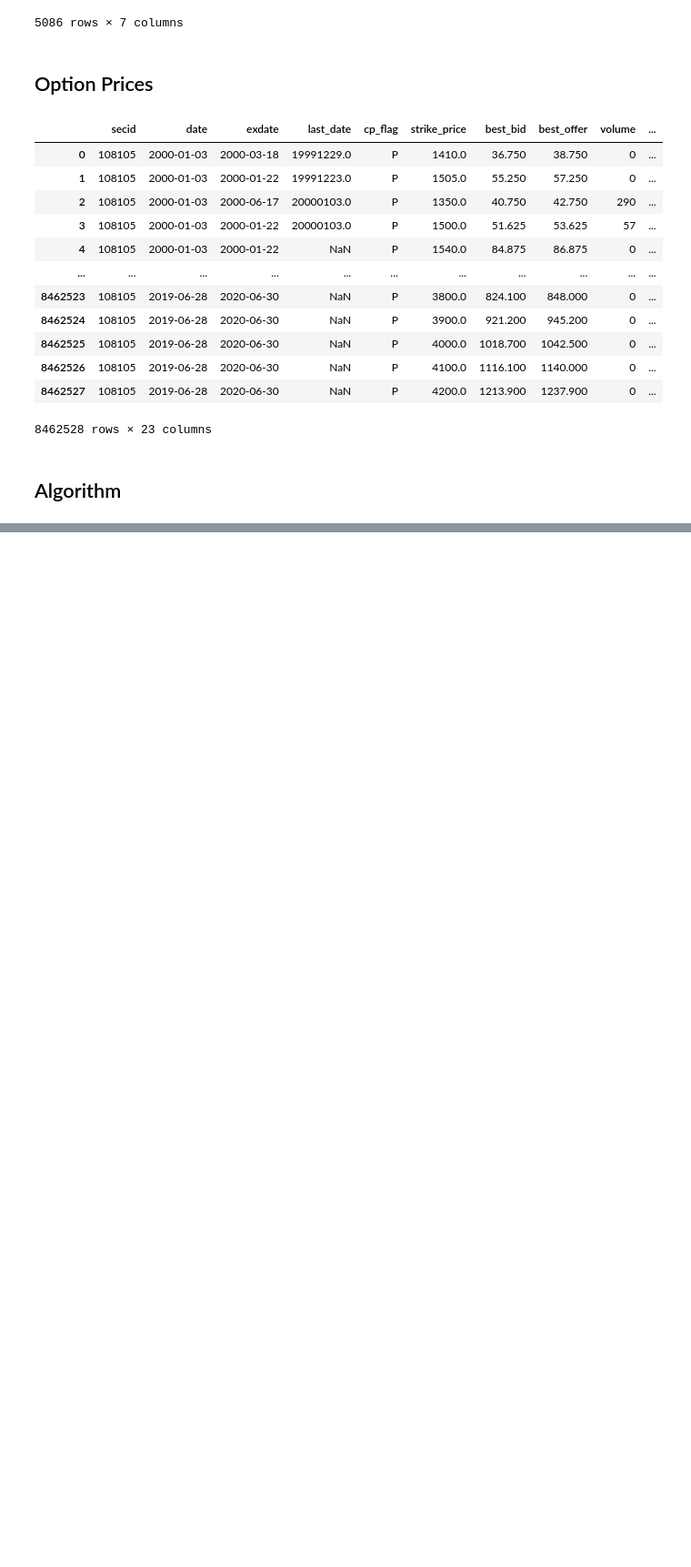
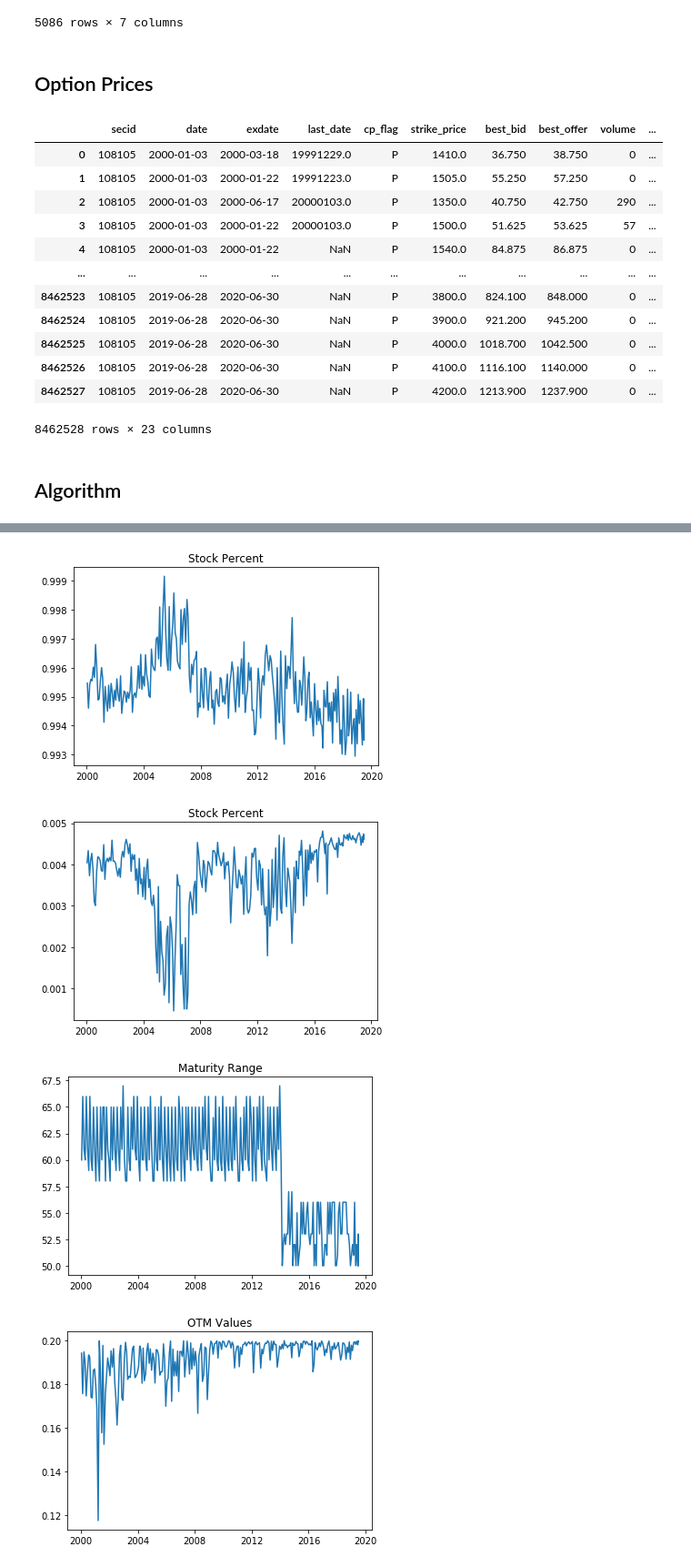
Before and after one commit to stopachka/gamma, a Jupyter notebook: puts_strategy.ipynb, the cells around one changed output, grey strips where cells are left out. Shown: that part at 91% size. Drawn from its saved outputs; the diff is of its cells as text; code cells hidden in the pictures; blank space fills up the shorter version.

```diff
--- a/puts_strategy.ipynb
+++ b/puts_strategy.ipynb
@@ -288,0 +428,11 @@ def trade(cash, goal, start_date):
+# %%
+b = trade_and_analyze(
+    1000000,
+    build_goal(get_stock_alloc=lambda _x: 0.995, otm_range=(0.1, 0.2), maturity_range=(50, 70)),
+    datetime(2000, 1, 18)
+)
+# %% [output]
+[figure, added]
+[figure, added]
+[figure, added]
+[figure, added]
```
Also changed, not shown: parts of 16 cells of this notebook.
